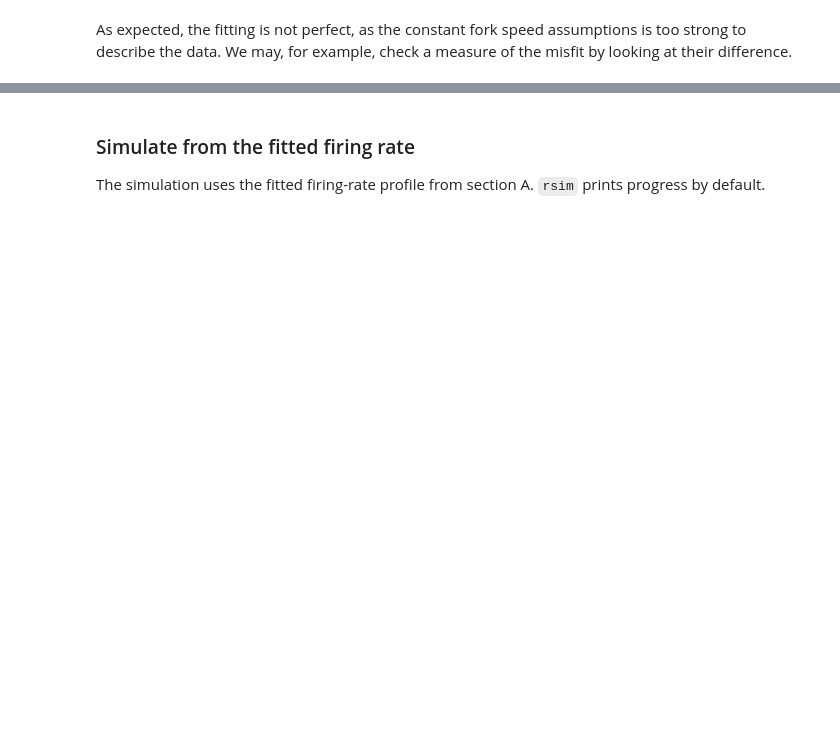
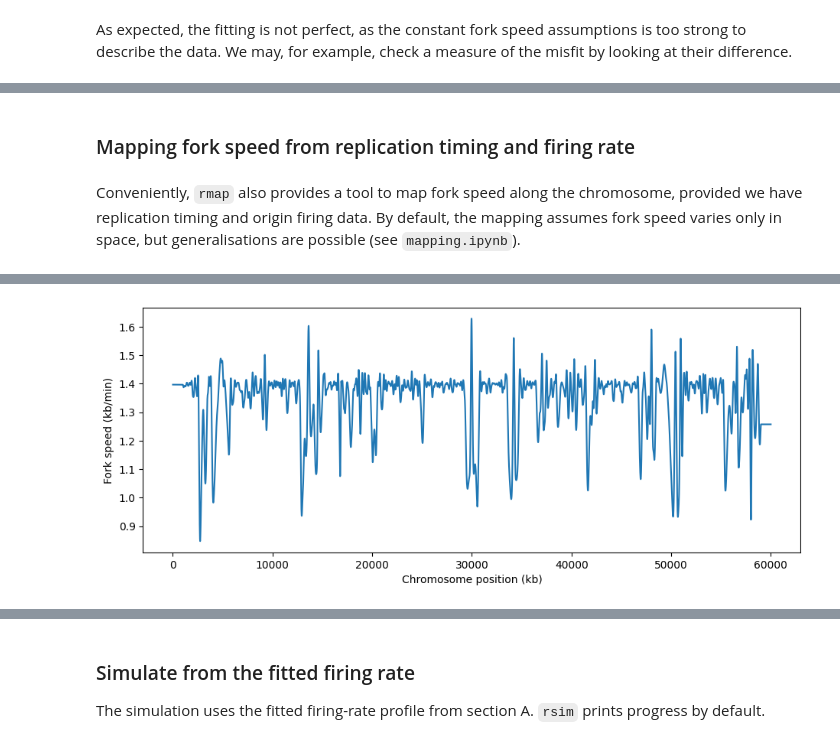
Before and after one commit to fberkemeier/DNAscape, a Jupyter notebook: examples/0_quickstart.ipynb, the cells around one changed output, grey strips where cells are left out. Drawn from its saved outputs; the diff is of its cells as text; code cells hidden in the pictures; blank space fills up the shorter version.

```diff
--- a/examples/0_quickstart.ipynb
+++ b/examples/0_quickstart.ipynb
@@ -100,0 +118,20 @@ plotf(
+# %% [markdown]
+### Mapping fork speed from replication timing and firing rate
+# %% [markdown]
+Conveniently, `rmap` also provides a tool to map fork speed along the chromosome, provided we have replication timing and origin firing data. By default, the mapping assumes fork speed varies only in space, but generalisations are possible (see `mapping.ipynb`).
+# %%
+fork_speed_mapped = rmap(
+    source={
+        "firing_rate": firing_rate,
+        "replication_timing": replication_timing,
+    },
+    target="fork_speed",
+)
+
+plotf(
+    fork_speed_mapped,
+    x_array=positions_kb,
+    xtitle="Chromosome position (kb)",
+    ytitle="Fork speed (kb/min)",
+)
+# %% [output]
@@ -100,0 +139 @@ plotf(
+[figure, added]
```
Also changed, not shown: parts of 28 cells of this notebook, 12 other files.
